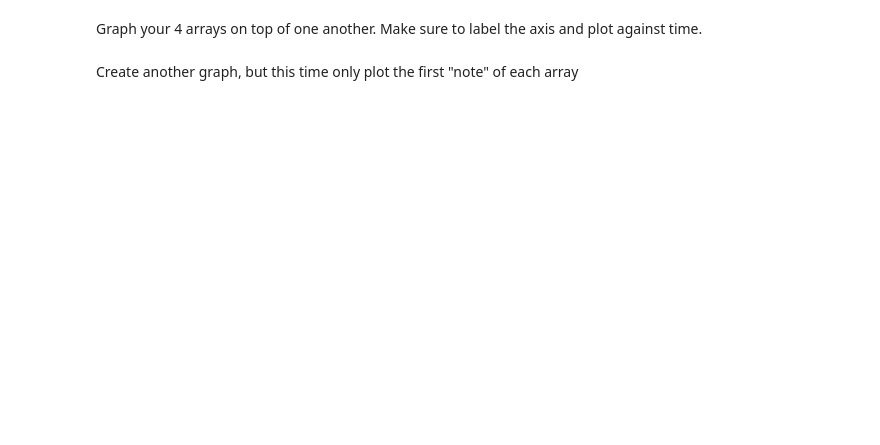
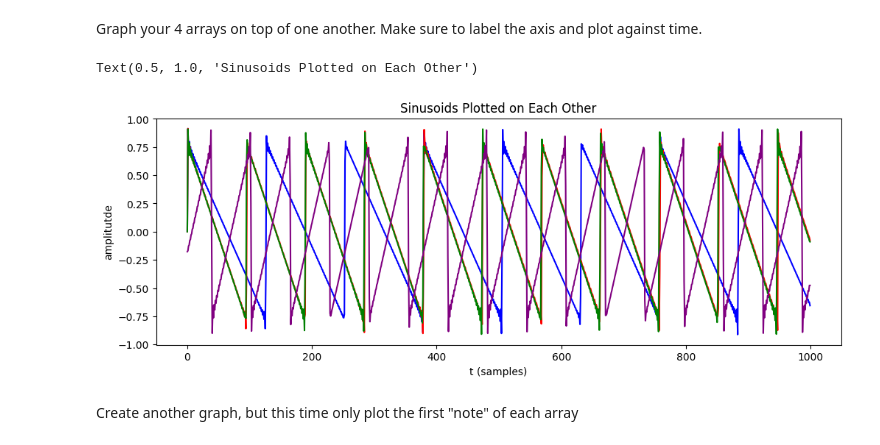
Before and after one commit to jwesterstahl/AudioTechII, a Jupyter notebook: HW/HW1.ipynb, the cells around one changed output. Cells and saved outputs as stored; diff of their text form; code cells hidden in the pictures; blank space fills up the shorter version.

```diff
--- a/HW/HW1.ipynb
+++ b/HW/HW1.ipynb
@@ -113,3 +137,9 @@ You should account for actual coding errors and errors that conceptually do not
 # %% [markdown]
 ### Section 4 - Using functions and graphing (3 points)
 Create a 2 second F major arpeggio in an array named 'myArp'. Play back your audio.
+# %%
+myArp = arpeggiateFreq(349.23, 2) # Arps keep throwing errors
+
+Audio(myArp, rate = fs)
+
+#len(myArp)
@@ -116,2 +148,6 @@ Create a 2 second F major arpeggio in an array named 'myArp'. Play back your aud
 # %% [markdown]
 Remove every 4th sample of 'myArp', save as a new array, 'skipped, and play back your audio. What happened to the audio?
+# %%
+skipped = np.delete(myArp, np.arange(3, len(myArp), 4))
+
+Audio(skipped, rate=fs)
@@ -118,2 +156,6 @@ Remove every 4th sample of 'myArp', save as a new array, 'skipped, and play back
 # %% [markdown]
 Create a 2 Bb major arpeggio in an array named 'myArp2'. Play back your audio
+# %%
+myArp2 = arpeggiateFreq(466.16, 2) # Arps keep throwing errors
+
+Audio(myArp2, rate=fs)
@@ -120,2 +164,5 @@ Create a 2 Bb major arpeggio in an array named 'myArp2'. Play back your audio
 # %% [markdown]
 Reverse 'myArp2' and save as a new array, 'reverse'. Play back your audio
+# %%
+reverse = myArp2[-1:0:-1]
+Audio(reverse, rate=fs)
@@ -122,4 +171,31 @@ Reverse 'myArp2' and save as a new array, 'reverse'. Play back your audio
 # %% [markdown]
 Graph your 4 arrays on top of one another. Make sure to label the axis and plot against time.
+# %%
+
+#RESIZE ARRAYS  TO FIT 2 SECONDS\
+skipped = np.pad(skipped, (0, 88200 - len(skipped)))
+reverse = np.pad(reverse, (0, 88200 - len(reverse)))
+
+
+tSize = 1000 #len(myArp)
+
+plt.figure(figsize=(12,4))
+
+plt.plot(myArp[:tSize], label='myArp', color='blue', linestyle='-')
+
+plt.plot(skipped[:tSize], label='skipped', color='red', linestyle='-')
+
+plt.plot(myArp2[:tSize], label='myArp2', color='green', linestyle='-')
+
+plt.plot(reverse[:tSize], label='reverse', color='purple', linestyle='-')
+
+plt.xlabel('t (samples)')
+
+plt.ylabel('amplitutde')
+
+plt.title('Sinusoids Plotted on Each Other')
+# %% [output]
+Text(0.5, 1.0, 'Sinusoids Plotted on Each Other')
+[figure, added]
 # %% [markdown]
 Create another graph, but this time only plot the first "note" of each array
```
Also changed, not shown: parts of 8 cells of this notebook, 1 other file.
